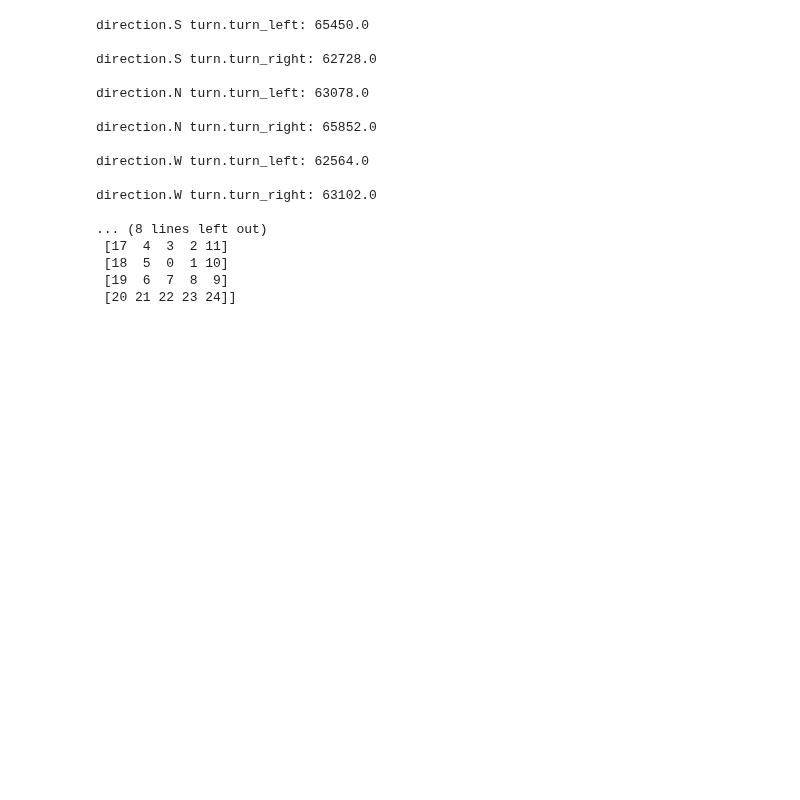
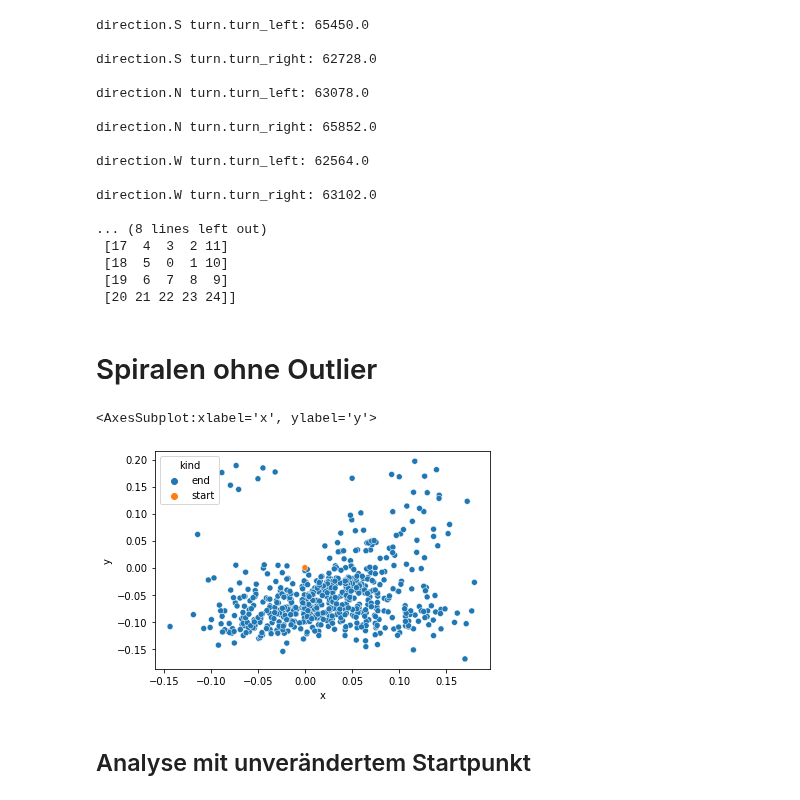
Before and after one commit to marvin353/SmartDataAnalytics_Gruppe1, a Jupyter notebook: Übungsblatt4/Evaluation_Spiralsuche_Euclidean_Distance.ipynb, the cells around one changed output. Drawn from its saved outputs; the diff is of its cells as text; code cells hidden in the pictures; blank space fills up the shorter version.

Commit message:
Julian: Suche eukildische Distanz ohne Outlier

```diff
--- a/Übungsblatt4/Evaluation_Spiralsuche_Euclidean_Distance.ipynb
+++ b/Übungsblatt4/Evaluation_Spiralsuche_Euclidean_Distance.ipynb
@@ -77,3 +77,16 @@ direction.W turn.turn_right: 63102.0
  [18  5  0  1 10]
  [19  6  7  8  9]
  [20 21 22 23 24]]
+# %% [markdown]
+# Spiralen ohne Outlier
+# %%
+new_rel_end_points = rel_end_points.loc[(rel_end_points["x"] < 0.2) & (rel_end_points["y"] < 0.2)]
+# %%
+rel_plot_data = new_rel_end_points.copy()
+rel_plot_data["kind"] = "end"
+index = rel_plot_data.columns
+rel_plot_data = rel_plot_data.append(pd.DataFrame([[0,0,0,"start"]], columns=index))
+sns.scatterplot(data=rel_plot_data, x="x", y="y", hue="kind")
+# %% [output]
+<AxesSubplot:xlabel='x', ylabel='y'>
+[figure, added]
@@ -79,0 +95,2 @@ direction.W turn.turn_right: 63102.0
+# %% [markdown]
+## Analyse mit unverändertem Startpunkt
```
Also changed, not shown: parts of 6 cells of this notebook.
